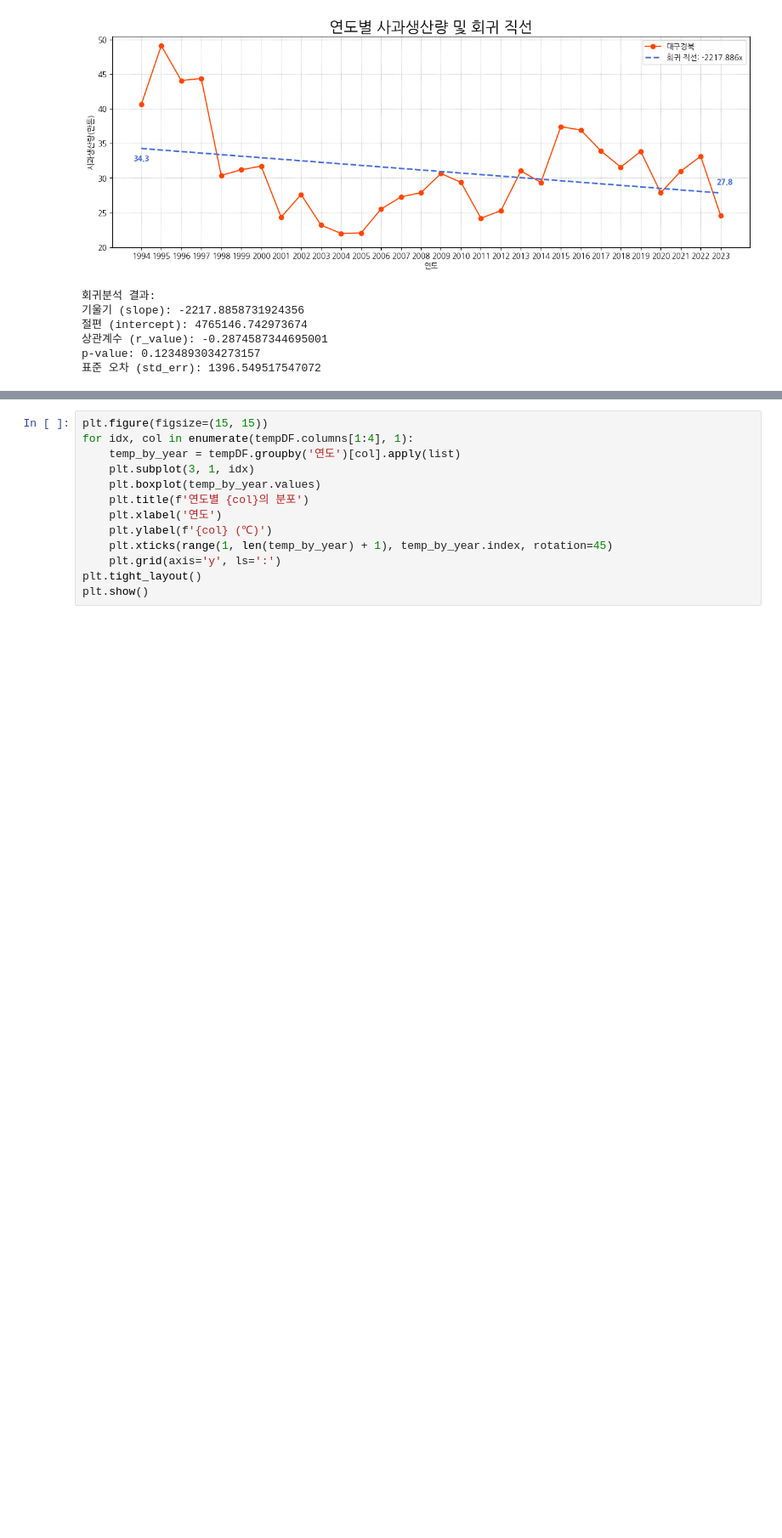
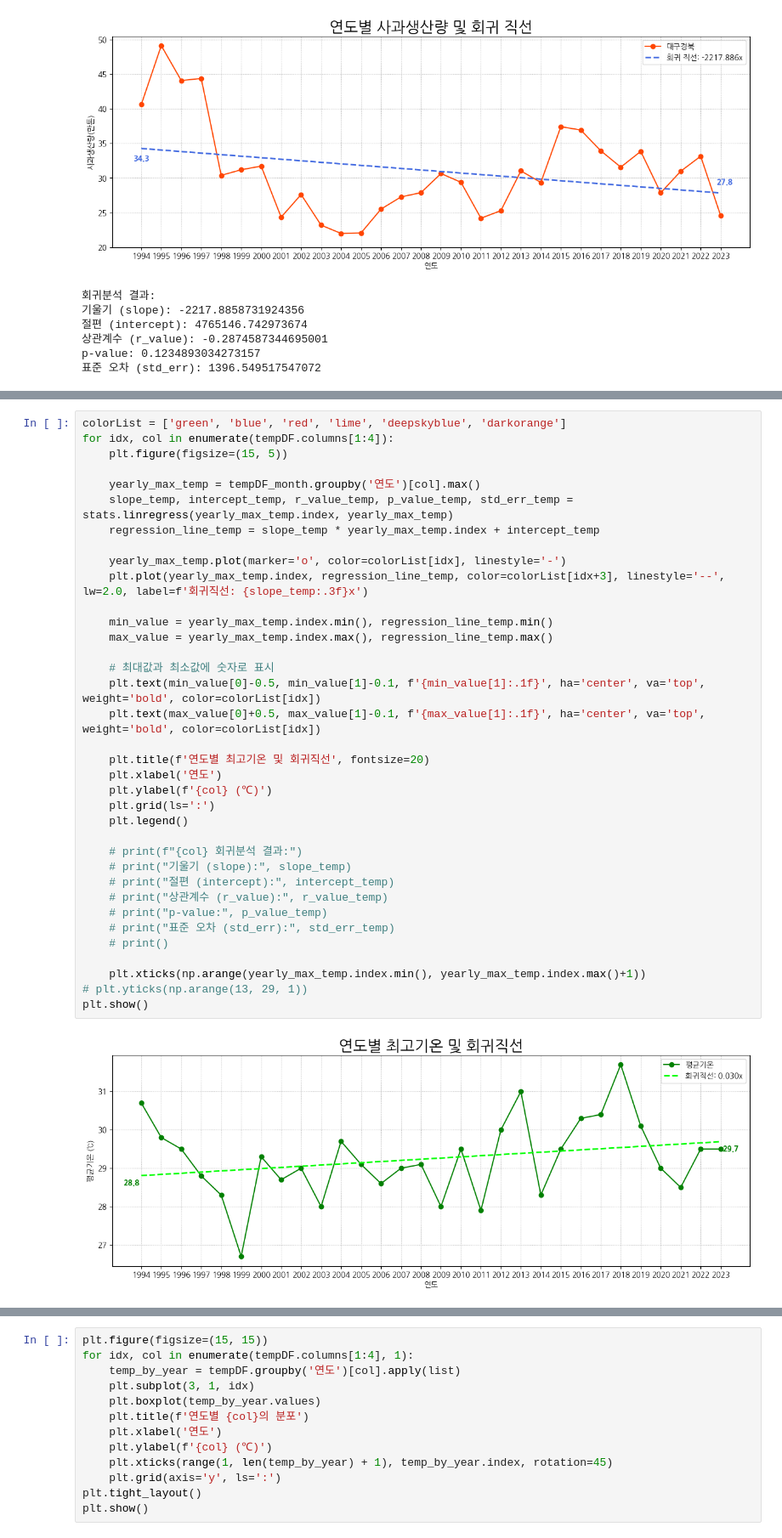
Before and after one commit to KDT-mini-project-06/KDT-mini_project-06, a Jupyter notebook: 이현길/temperature.ipynb, the cells around one changed output, grey strips where cells are left out. Shown at 85% size. Cells and saved outputs as stored; diff of their text form; blank space fills up the shorter version.

```diff
--- a/이현길/temperature.ipynb
+++ b/이현길/temperature.ipynb
@@ -183,0 +168,38 @@ p-value: 0.2619190249078256
+# %%
+colorList = ['green', 'blue', 'red', 'lime', 'deepskyblue', 'darkorange']
+for idx, col in enumerate(tempDF.columns[1:4]):
+    plt.figure(figsize=(15, 5))
+
+    yearly_max_temp = tempDF_month.groupby('연도')[col].max()
+    slope_temp, intercept_temp, r_value_temp, p_value_temp, std_err_temp = stats.linregress(yearly_max_temp.index, yearly_max_temp)
+    regression_line_temp = slope_temp * yearly_max_temp.index + intercept_temp
+
+    yearly_max_temp.plot(marker='o', color=colorList[idx], linestyle='-')
+    plt.plot(yearly_max_temp.index, regression_line_temp, color=colorList[idx+3], linestyle='--', lw=2.0, label=f'회귀직선: {slope_temp:.3f}x')
+
+    min_value = yearly_max_temp.index.min(), regression_line_temp.min()
+    max_value = yearly_max_temp.index.max(), regression_line_temp.max()
+
+    # 최대값과 최소값에 숫자로 표시
+    plt.text(min_value[0]-0.5, min_value[1]-0.1, f'{min_value[1]:.1f}', ha='center', va='top', weight='bold', color=colorList[idx])
+    plt.text(max_value[0]+0.5, max_value[1]-0.1, f'{max_value[1]:.1f}', ha='center', va='top', weight='bold', color=colorList[idx])
+
+    plt.title(f'연도별 최고기온 및 회귀직선', fontsize=20)
+    plt.xlabel('연도')
+    plt.ylabel(f'{col} (℃)')
+    plt.grid(ls=':')
+    plt.legend()
+
+    # print(f"{col} 회귀분석 결과:")
+    # print("기울기 (slope):", slope_temp)
+    # print("절편 (intercept):", intercept_temp)
+    # print("상관계수 (r_value):", r_value_temp)
+    # print("p-value:", p_value_temp)
+    # print("표준 오차 (std_err):", std_err_temp)
+    # print()
+
+    plt.xticks(np.arange(yearly_max_temp.index.min(), yearly_max_temp.index.max()+1))
+# plt.yticks(np.arange(13, 29, 1))
+plt.show()
+# %% [output]
+[figure, added]
```
Also changed, not shown: parts of 9 cells of this notebook, 2 other files.
